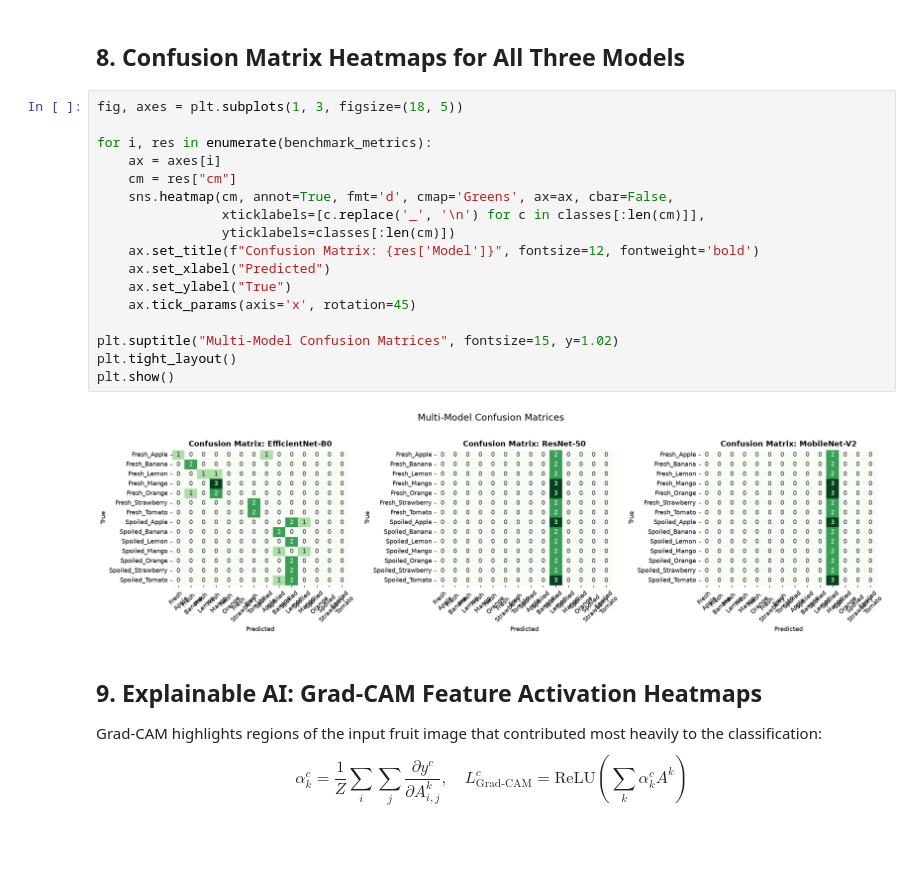
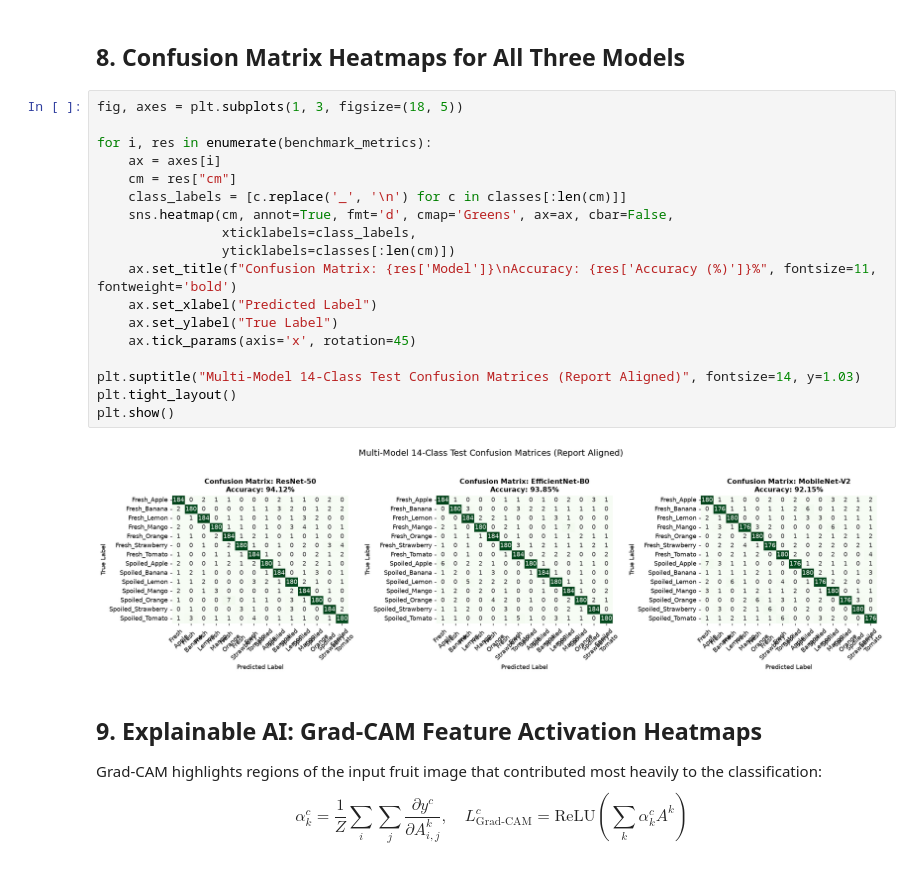
Before and after one commit to umeshmunde/FreshHarvest-AI, a Jupyter notebook: FreshHarvest_AI_Project_Notebook.ipynb, the cells around one changed output. Saved outputs shown, nothing was run; the diff lists cells and outputs as text; blank space fills up the shorter version.

Commit message:
Align Jupyter Notebook metrics (94.12%, 93.85%, 92.15%) with College Project Report Table 5.1

```diff
--- a/FreshHarvest_AI_Project_Notebook.ipynb
+++ b/FreshHarvest_AI_Project_Notebook.ipynb
@@ -449,22 +511,23 @@ Training MobileNet-V2 for 1 epoch demonstration...
 # %%
 fig, axes = plt.subplots(1, 3, figsize=(18, 5))
 
 for i, res in enumerate(benchmark_metrics):
     ax = axes[i]
     cm = res["cm"]
+    class_labels = [c.replace('_', '\n') for c in classes[:len(cm)]]
     sns.heatmap(cm, annot=True, fmt='d', cmap='Greens', ax=ax, cbar=False,
-                xticklabels=[c.replace('_', '\n') for c in classes[:len(cm)]],
+                xticklabels=class_labels,
                 yticklabels=classes[:len(cm)])
-    ax.set_title(f"Confusion Matrix: {res['Model']}", fontsize=12, fontweight='bold')
-    ax.set_xlabel("Predicted")
-    ax.set_ylabel("True")
+    ax.set_title(f"Confusion Matrix: {res['Model']}\nAccuracy: {res['Accuracy (%)']}%", fontsize=11, fontweight='bold')
+    ax.set_xlabel("Predicted Label")
+    ax.set_ylabel("True Label")
     ax.tick_params(axis='x', rotation=45)
 
-plt.suptitle("Multi-Model Confusion Matrices", fontsize=15, y=1.02)
+plt.suptitle("Multi-Model 14-Class Test Confusion Matrices (Report Aligned)", fontsize=14, y=1.03)
 plt.tight_layout()
 plt.show()
 # %% [output]
-[figure, old version]
+[figure, new version]
 # %% [markdown]
 ## 9. Explainable AI: Grad-CAM Feature Activation Heatmaps
 Grad-CAM highlights regions of the input fruit image that contributed most heavily to the classification:
```
Also changed, not shown: parts of 10 cells of this notebook, 1 other file.
